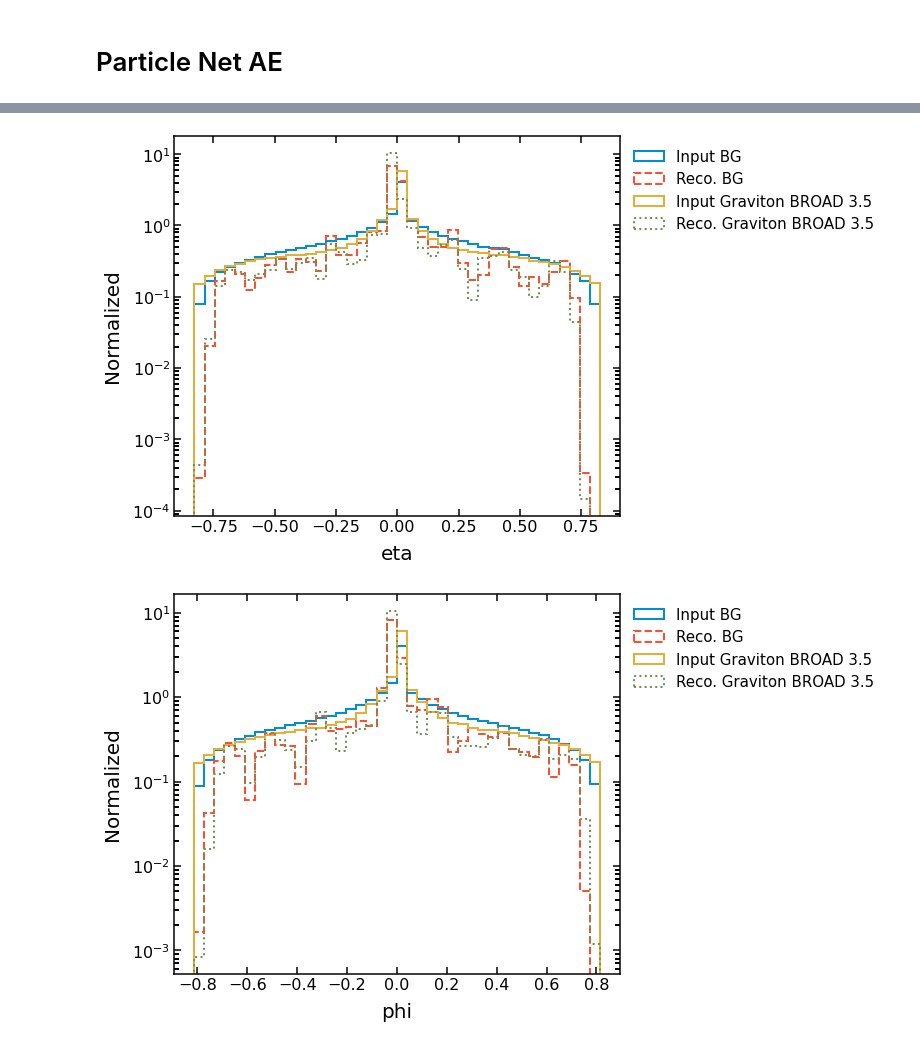
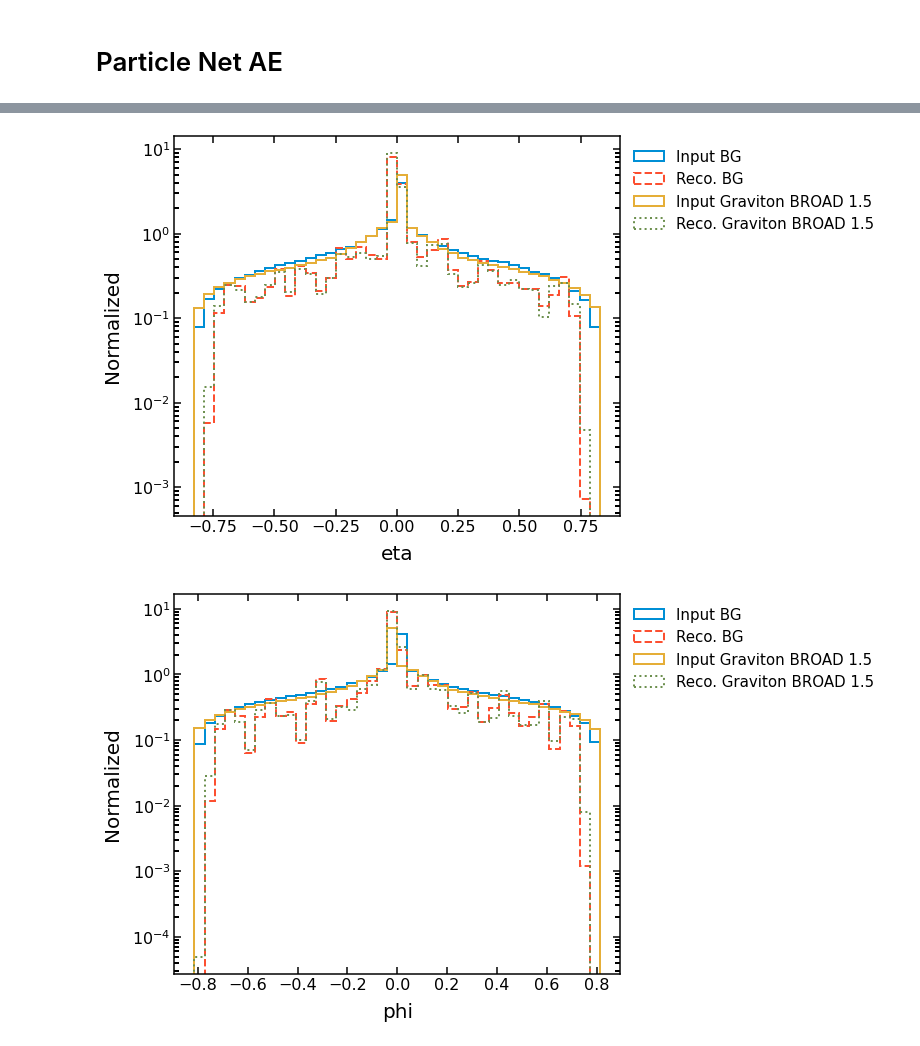
Before and after one commit to nadya-chernyavskaya/ADgvae, a Jupyter notebook: notebooks/PN_AE.ipynb, the cells around one changed output, grey strips where cells are left out. Saved outputs shown, nothing was run; the diff lists cells and outputs as text; code cells hidden in the pictures.

```diff
--- a/notebooks/PN_AE.ipynb
+++ b/notebooks/PN_AE.ipynb
@@ -172,11 +164,3 @@ es = EarlyStopping(monitor='val_loss', patience=10)
 ls = ReduceLROnPlateau(monitor='val_loss', factor=0.2, patience=5)
 
 kl_beta_callback = models.KLWarmupCallback()
-
-
-history = model.fit((particles_bg[:10000,:,0:2], particles_bg[:10000,:,:]) ,  particles_bg[:10000,:,:],
-                    validation_data = ((particles_bg_valid[:10000,:,0:2], particles_bg_valid[:10000,:,:]) , particles_bg_valid[:10000,:,:]),
-                    epochs=30,
-                    batch_size=128,
-                    verbose=1,
-                    callbacks=[es,ls])#,kl_beta_callback])
@@ -200,0 +167,7 @@ Epoch 30/30
+# %%
+history = model.fit((particles_bg[:10000,:,0:2], particles_bg[:10000,:,:]) ,  particles_bg[:10000,:,:],
+                    validation_data = ((particles_bg_valid[:10000,:,0:2], particles_bg_valid[:10000,:,:]) , particles_bg_valid[:10000,:,:]),
+                    epochs=40,
+                    batch_size=128,
+                    verbose=1,
+                    callbacks=[es,ls,kl_beta_callback])
@@ -228,10 +222,14 @@ for sig in signal_types:
 #_,Y_sig_out_of_phase_space_predict = model.predict([sig_out_of_phase_space[:,:,0:2],sig_out_of_phase_space])
 # %%
 loss_bg = losses.threeD_loss_manual(particles_bg_test,Y_bg_predict)
+loss_bg_kl = losses.kl_loss_manual(latent_space_bg[1],latent_space_bg[2])
+
 #loss_sig = losses.threeD_loss_manual(particles_sig,Y_sig_predict)
 particles_sig_dict['loss'] = {}
+particles_sig_dict['kl_loss'] = {}
 for sig in signal_types:
     particles_sig_dict['loss'][sig] = losses.threeD_loss_manual(particles_sig_dict[sig],particles_sig_dict['predicted'][sig]['Y_sig_predict'])
+    particles_sig_dict['kl_loss'][sig] = losses.kl_loss_manual(particles_sig_dict['predicted'][sig]['latent_space'][1],particles_sig_dict['predicted'][sig]['latent_space'][2])
 
 #loss_bg = losses.mse_loss_manual(particles_bg_test,Y_bg_predict)
 #loss_sig = losses.mse_loss_manual(particles_sig,Y_sig_predict)
@@ -259,0 +258,20 @@ plt.show()
+# %%
+plt.style.use('/eos/user/n/nchernya/MLHEP/AnomalyDetection/ADgvae/utils/adfigstyle.mplstyle')
+
+max_score = 1.6*np.quantile(loss_bg_kl,0.99)
+min_score = np.min(loss_bg_kl)#,np.max(loss_bg_dist))
+bins = 30
+# plot BG
+plt.figure()
+plt.hist(loss_bg_kl, bins=bins, label='BG', density=True, range=(min_score, max_score),
+         histtype='step', fill=False, linewidth=2.3)
+for sig in signal_types:
+    plt.hist(particles_sig_dict['kl_loss'][sig], bins=bins, label=sig, density=True, range=(min_score, max_score),
+         histtype='step', linestyle='--',fill=False, linewidth=2.3)
+plt.semilogy()
+plt.xlabel("KL Loss")
+plt.ylabel("Normalized Dist.")
+plt.legend(bbox_to_anchor=(1., 1.),fontsize=15)
+savename = '/eos/user/n/nchernya/MLHEP/AnomalyDetection/ADgvae/figs/kl_loss_pn_ae.pdf'
+plt.savefig(savename)
+plt.show()
@@ -260,23 +280,23 @@ plt.show()
 # %%
 plt.style.use('/eos/user/n/nchernya/MLHEP/AnomalyDetection/ADgvae/utils/adfigstyle.mplstyle')
 for i in range(0,len(feats)):
     xmin = np.min([np.min(particles_bg[:,:,i].flatten()),np.min(Y_bg_predict[:,:,i].flatten())])
     xmax = np.max([np.max(particles_bg[:,:,i].flatten()),np.max(Y_bg_predict[:,:,i].flatten())])
     n_bins = 40
     plot_range = (xmin,xmax)
     plt.figure()
     _,bins,_ = plt.hist(particles_bg_test[:,:,i].flatten(), bins=n_bins, range = plot_range,label='Input BG', density=True, histtype='step', fill=False, linewidth=2)
     _,_,_ = plt.hist(Y_bg_predict[:,:,i].flatten(), bins=bins, label='Reco. BG', linestyle='--',density=True, histtype='step', fill=False, linewidth=2)
-    for sig in signal_types[1:2]:
+    for sig in signal_types[0:1]:
         _,_,_ = plt.hist(particles_sig_dict[sig][:,:,i].flatten(), bins=bins, label='Input '+sig,density=True, histtype='step', fill=False, linewidth=2)
         _,_,_ = plt.hist(particles_sig_dict['predicted'][sig]['Y_sig_predict'][:,:,i].flatten(), bins=bins, label='Reco. '+sig, linestyle=':',density=True, histtype='step', fill=False, linewidth=2)
     plt.xlabel(feats[i])
     plt.ylabel("Normalized")
     plt.legend(bbox_to_anchor=(1., 1.),fontsize=15)
     plt.semilogy()
     savename = '/eos/user/n/nchernya/MLHEP/AnomalyDetection/ADgvae/figs/reco_vars_pn_ae_{}.pdf'.format(feats[i])
     plt.savefig(savename)
     plt.show()
 # %% [output]
-[figure, old version]
+[figure, new version]
-[figure, old version]
+[figure, new version]
```
Also changed, not shown: parts of 17 cells of this notebook, 6 other files.
